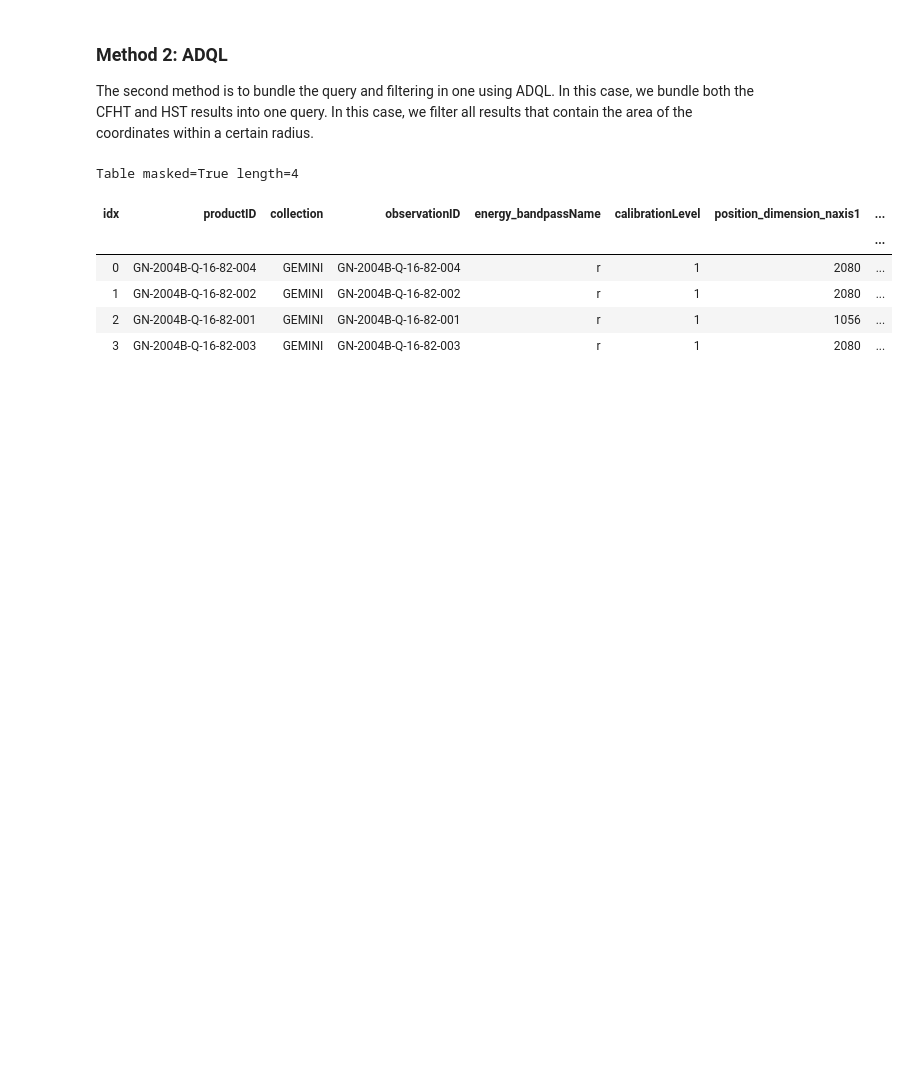
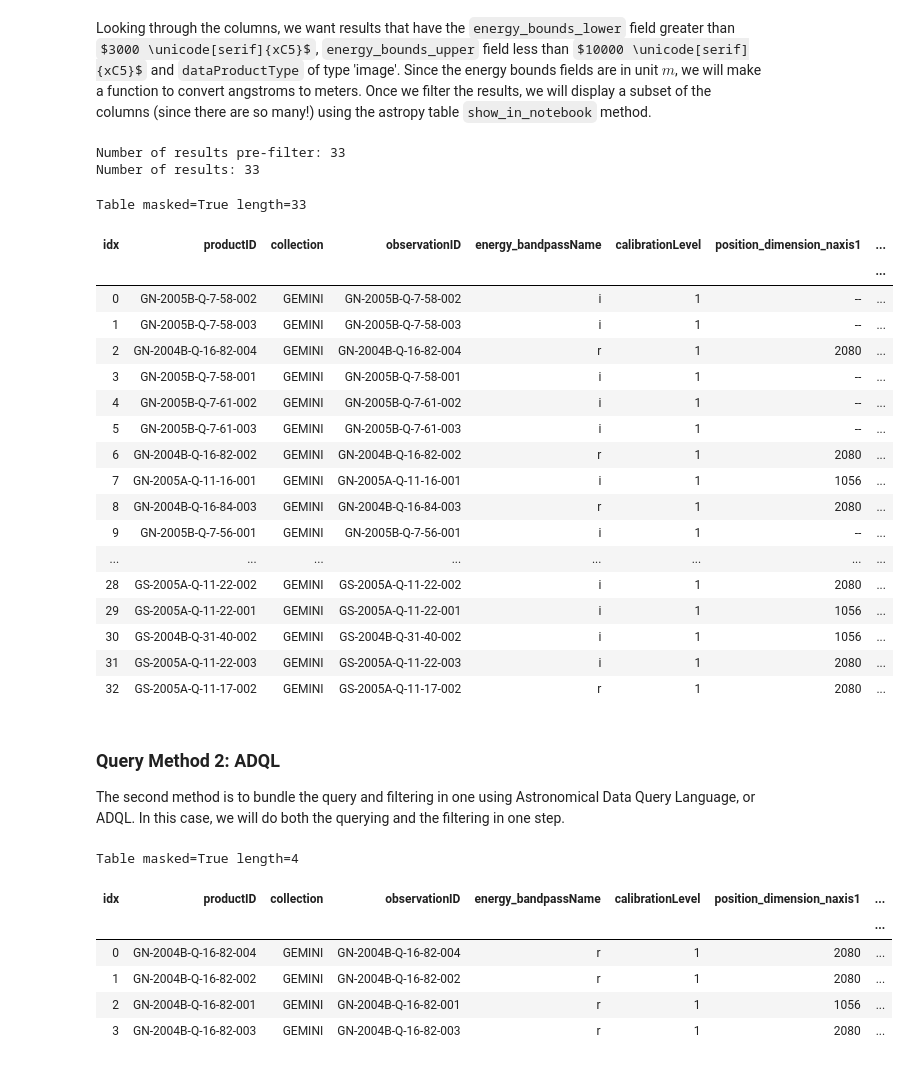
Before and after one commit to ellieb/astroquery_tutorial, a Jupyter notebook: astroquery_example_v2.ipynb, the cells around one changed output. Cells and saved outputs as stored; diff of their text form; code cells hidden in the pictures; some formulas as TeX source; blank space fills up the shorter version.

```diff
--- a/astroquery_example_v2.ipynb
+++ b/astroquery_example_v2.ipynb
@@ -104,4 +89,49 @@ Table masked=True length=4
+# %% [markdown]
+Looking through the columns, we want results that have the `energy_bounds_lower` field greater than $3000 \unicode[serif]{xC5}$, `energy_bounds_upper` field less than $10000 \unicode[serif]{xC5}$ and `dataProductType` of type 'image'. Since the energy bounds fields are in unit $m$, we will make a function to convert angstroms to meters. Once we filter the results, we will display a subset of the columns (since there are so many!) using the astropy table `show_in_notebook` method.
+# %%
+# Construct the filter
+ang_to_m = lambda ang: ang*1e-10
+
+lower_bound_m = ang_to_m(3000)
+upper_bound_m = ang_to_m(10000)
+results_filter = (results['energy_bounds_lower']>= lower_bound_m) &\
+                 (results['energy_bounds_upper']<= upper_bound_m) &\
+                 (results['dataProductType'] == 'image')
+
+# Apply the filter to the results
+filtered_results = results[results_filter]
+
+print('Number of results pre-filter: {}'.format(len(results)))
+print('Number of results: {}'.format(len(filtered_results)))
+
+columns_subset = ['productID', 'collection', 'observationID', 'energy_bandpassName', 'calibrationLevel', \
+                  'position_dimension_naxis1', 'position_dimension_naxis2', 'intent', 'target_name', \
+                  'telescope_name', 'instrument_name', 'position_bounds', 'dataProductType']
+
+filtered_results[columns_subset].show_in_notebook()
+# %% [output]
+Number of results pre-filter: 33
+Number of results: 33
+Table masked=True length=33
+| idx | productID | collection | observationID | energy_bandpassName | calibrationLevel | position_dimension_naxis1 | ... |
+|  |  |  |  |  |  |  | ... |
+| 0 | GN-2005B-Q-7-58-002 | GEMINI | GN-2005B-Q-7-58-002 | i | 1 | -- | ... |
+| 1 | GN-2005B-Q-7-58-003 | GEMINI | GN-2005B-Q-7-58-003 | i | 1 | -- | ... |
+| 2 | GN-2004B-Q-16-82-004 | GEMINI | GN-2004B-Q-16-82-004 | r | 1 | 2080 | ... |
+| 3 | GN-2005B-Q-7-58-001 | GEMINI | GN-2005B-Q-7-58-001 | i | 1 | -- | ... |
+| 4 | GN-2005B-Q-7-61-002 | GEMINI | GN-2005B-Q-7-61-002 | i | 1 | -- | ... |
+| 5 | GN-2005B-Q-7-61-003 | GEMINI | GN-2005B-Q-7-61-003 | i | 1 | -- | ... |
+| 6 | GN-2004B-Q-16-82-002 | GEMINI | GN-2004B-Q-16-82-002 | r | 1 | 2080 | ... |
+| 7 | GN-2005A-Q-11-16-001 | GEMINI | GN-2005A-Q-11-16-001 | i | 1 | 1056 | ... |
+| 8 | GN-2004B-Q-16-84-003 | GEMINI | GN-2004B-Q-16-84-003 | r | 1 | 2080 | ... |
+| 9 | GN-2005B-Q-7-56-001 | GEMINI | GN-2005B-Q-7-56-001 | i | 1 | -- | ... |
+| ... | ... | ... | ... | ... | ... | ... | ... |
+| 28 | GS-2005A-Q-11-22-002 | GEMINI | GS-2005A-Q-11-22-002 | i | 1 | 2080 | ... |
+| 29 | GS-2005A-Q-11-22-001 | GEMINI | GS-2005A-Q-11-22-001 | i | 1 | 1056 | ... |
+| 30 | GS-2004B-Q-31-40-002 | GEMINI | GS-2004B-Q-31-40-002 | i | 1 | 1056 | ... |
+| 31 | GS-2005A-Q-11-22-003 | GEMINI | GS-2005A-Q-11-22-003 | i | 1 | 2080 | ... |
+| 32 | GS-2005A-Q-11-17-002 | GEMINI | GS-2005A-Q-11-17-002 | r | 1 | 2080 | ... |
 # %% [markdown]
-### Method 2: ADQL
-The second method is to bundle the query and filtering in one using ADQL. In this case, we bundle both the CFHT and HST results into one query. In this case, we filter all results that contain the area of the coordinates within a certain radius.
+### Query Method 2: ADQL
+The second method is to bundle the query and filtering in one using Astronomical Data Query Language, or ADQL. In this case, we will do both the querying and the filtering in one step.
 # %%
```
Also changed, not shown: parts of 24 cells of this notebook.
